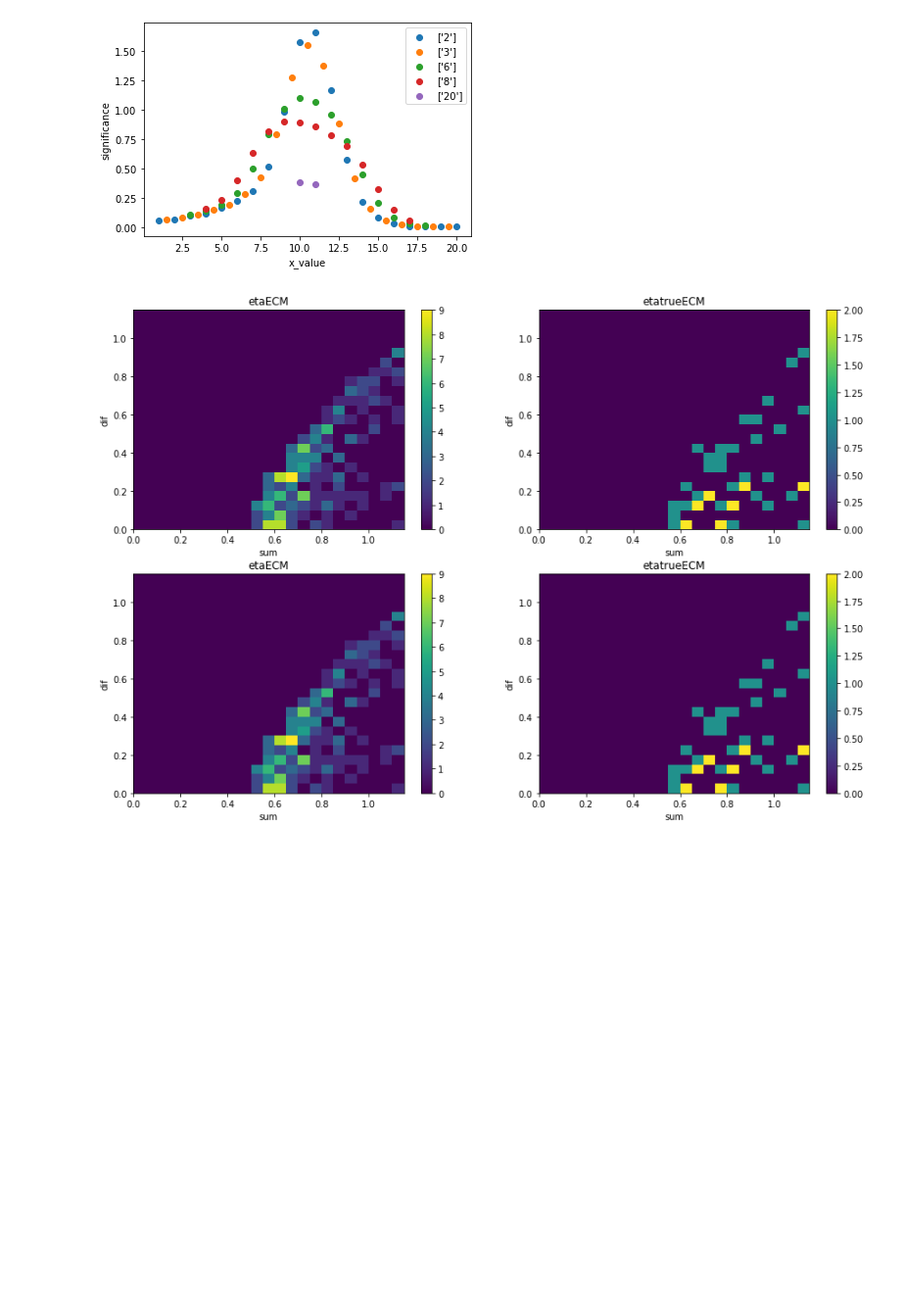
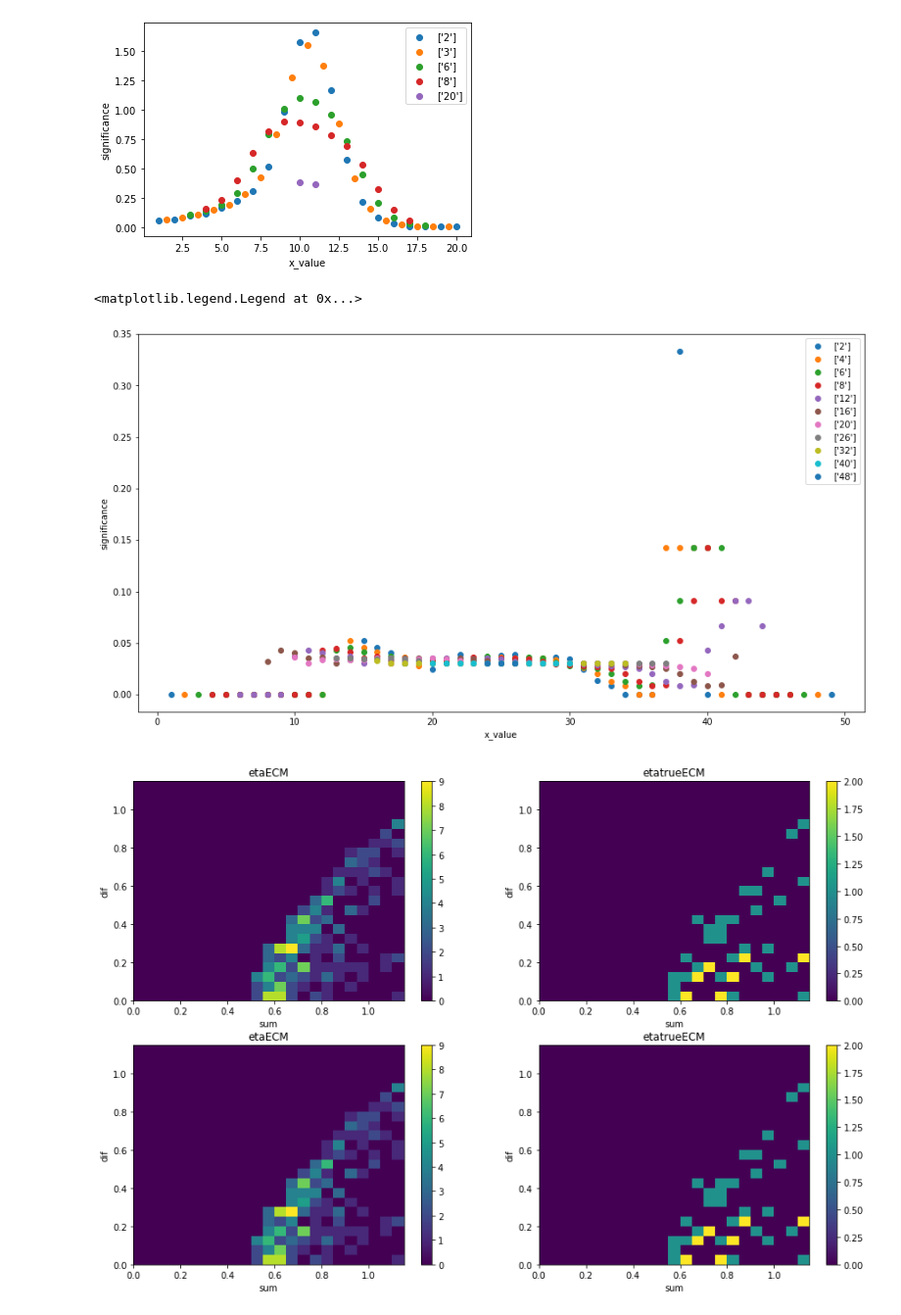
Before and after one commit to SaharGholipour/Sahar_MSc, a Jupyter notebook: mysignal_comparison.ipynb, the cells around one changed output. Shown at 98% size. Drawn from its saved outputs; the diff is of its cells as text; code cells hidden in the pictures; blank space fills up the shorter version.

```diff
--- a/mysignal_comparison.ipynb
+++ b/mysignal_comparison.ipynb
@@ -593,6 +615,14 @@ plt.legend()
 21
 <matplotlib.legend.Legend at 0x...>
 [figure]
+# %%
+window=[2,4,6,8,12,16,20,26,32,40,48]
+plt.figure(figsize=(15,8))
+x, s, r, p = get_x_ratio(window, count)
+plt.legend()
+# %% [output]
+<matplotlib.legend.Legend at 0x...>
+[figure, added]
 # %%
 etaECMa=aTree.query(roecuts+AND+y4scuts+AND+etacut+AND+cand0)['pi4_0_B0_ECM']
 etaECMb=aTree.query(roecuts+AND+y4scuts+AND+etacut+AND+cand0)['pi4_1_B0_ECM']
```
Also changed, not shown: parts of 5 cells of this notebook.
